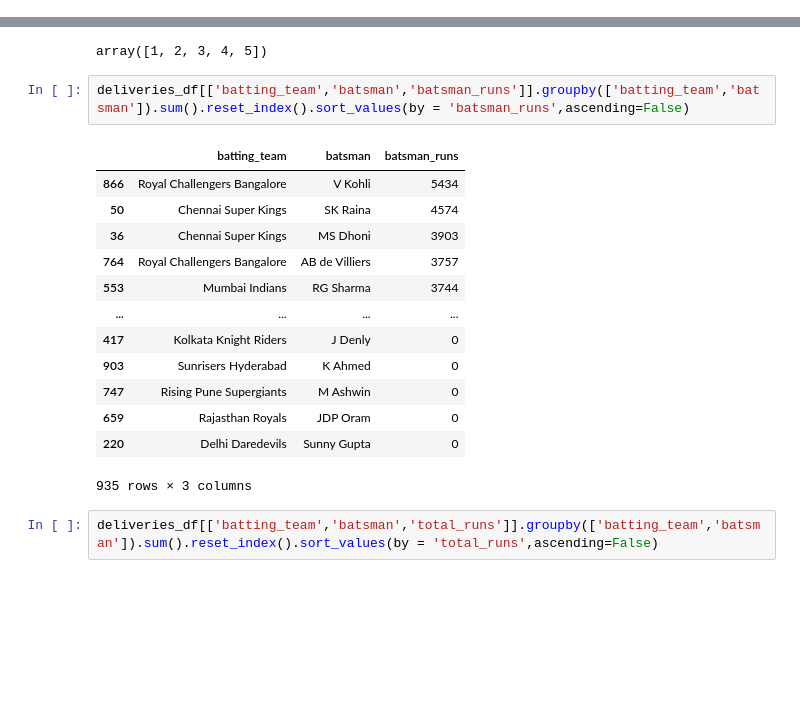
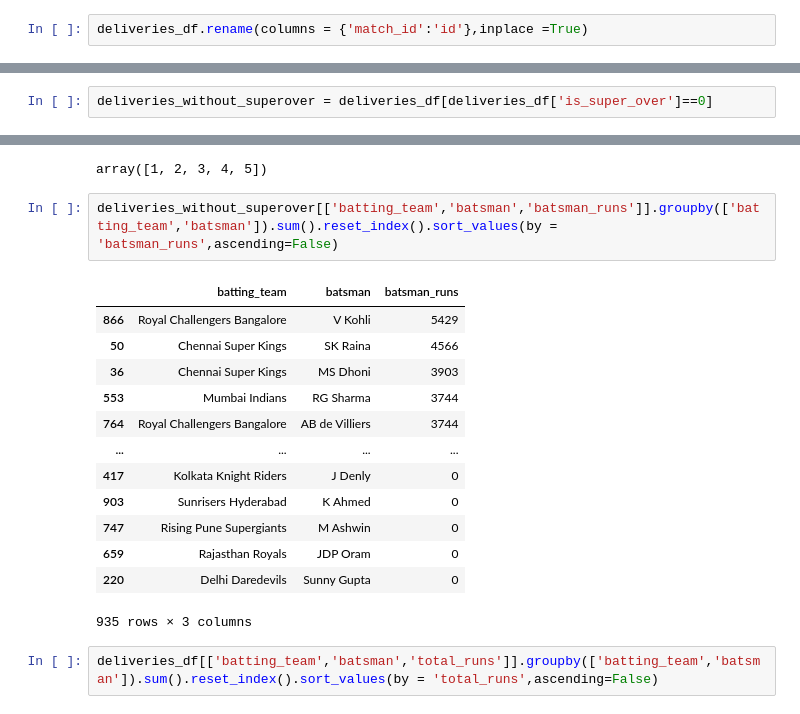
Before and after one commit to anshudhanshu/IPL-Dataset-Analysis, a Jupyter notebook: Sudhanshu_Rawat_Team_3_Capstone_Project.ipynb, the cells around one changed output, grey strips where cells are left out. Saved outputs shown, nothing was run; the diff lists cells and outputs as text; blank space fills up the shorter version.

```diff
--- a/Sudhanshu_Rawat_Team_3_Capstone_Project.ipynb
+++ b/Sudhanshu_Rawat_Team_3_Capstone_Project.ipynb
@@ -495 +516,3 @@ deliveries_df.head()
+# %%
+deliveries_df.rename(columns = {'match_id':'id'},inplace =True)
 # %%
@@ -555,3 +570,5 @@ deliveries_df[deliveries_df['match_id']==2]
+# %%
+deliveries_without_superover = deliveries_df[deliveries_df['is_super_over']==0]
 # %%
 deliveries_df[['bowler','wide_runs']].groupby('bowler').sum().sort_values('wide_runs',ascending=False)
 # %% [output]
@@ -574,14 +591,14 @@ deliveries_df.inning.unique()
 # %% [output]
 array([1, 2, 3, 4, 5])
 # %%
-deliveries_df[['batting_team','batsman','batsman_runs']].groupby(['batting_team','batsman']).sum().reset_index().sort_values(by = 'batsman_runs',ascending=False)
+deliveries_without_superover[['batting_team','batsman','batsman_runs']].groupby(['batting_team','batsman']).sum().reset_index().sort_values(by = 'batsman_runs',ascending=False)
 # %% [output]
 |  | batting_team | batsman | batsman_runs |
-| 866 | Royal Challengers Bangalore | V Kohli | 5434 |
-| 50 | Chennai Super Kings | SK Raina | 4574 |
+| 866 | Royal Challengers Bangalore | V Kohli | 5429 |
+| 50 | Chennai Super Kings | SK Raina | 4566 |
 | 36 | Chennai Super Kings | MS Dhoni | 3903 |
-| 764 | Royal Challengers Bangalore | AB de Villiers | 3757 |
 | 553 | Mumbai Indians | RG Sharma | 3744 |
+| 764 | Royal Challengers Bangalore | AB de Villiers | 3744 |
 | ... | ... | ... | ... |
 | 417 | Kolkata Knight Riders | J Denly | 0 |
 | 903 | Sunrisers Hyderabad | K Ahmed | 0 |
```
Also changed, not shown: parts of 27 cells of this notebook.
